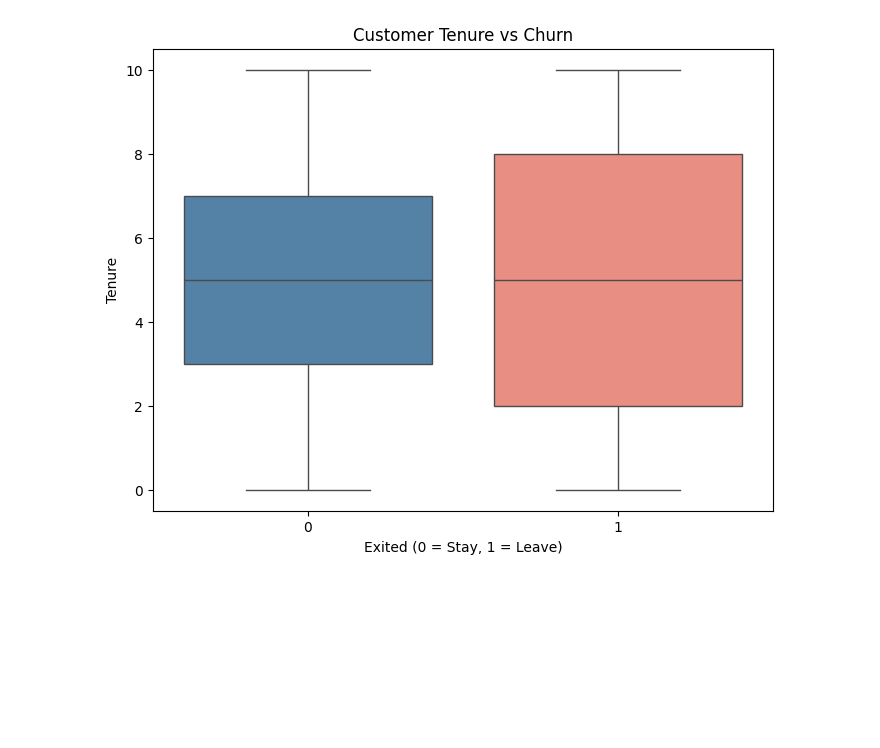
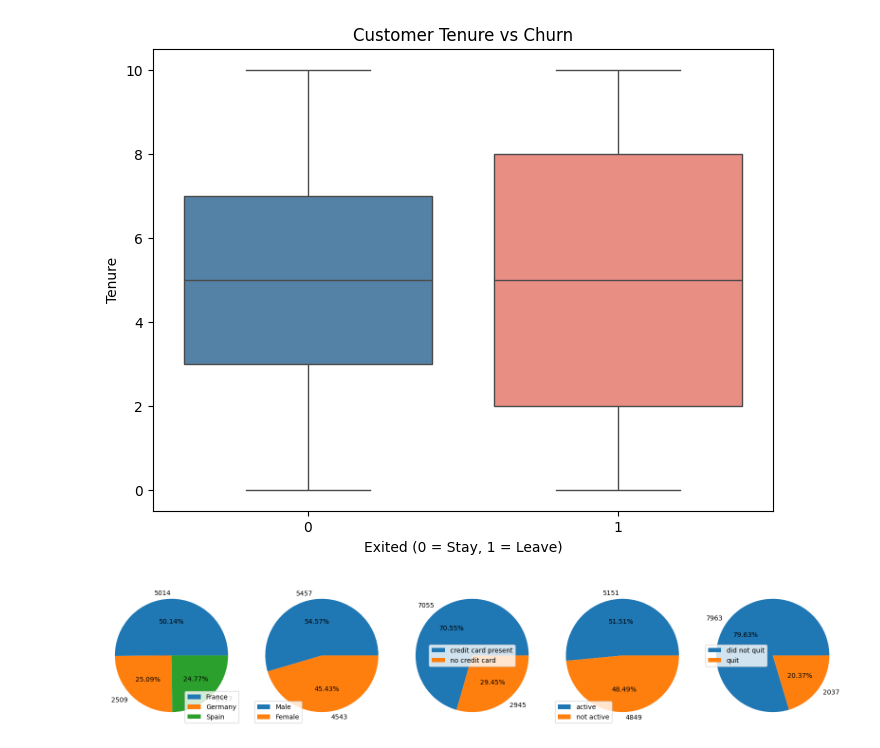
Before and after one commit to timoajayi/capstone-customer-churn-prediction, a Jupyter notebook: Customer_churn_prediction.ipynb, the cells around one changed output. Drawn from its saved outputs; the diff is of its cells as text; code cells hidden in the pictures; blank space fills up the shorter version.

```diff
--- a/Customer_churn_prediction.ipynb
+++ b/Customer_churn_prediction.ipynb
@@ -98,6 +101,9 @@ df.describe() # The dataset has a wide range of values for the numerical variabl
 | 50% | 5000.50000 | 1.569074e+07 | 652.000000 | 37.000000 | 5.000000 | 97198.540000 | 1.000000 | 1.00000 | ... |
 | 75% | 7500.25000 | 1.575323e+07 | 718.000000 | 44.000000 | 7.000000 | 127644.240000 | 2.000000 | 1.00000 | ... |
 | max | 10000.00000 | 1.581569e+07 | 850.000000 | 92.000000 | 10.000000 | 250898.090000 | 4.000000 | 1.00000 | ... |
+# %%
+# Preprocess the data
+df = df.drop(["RowNumber","CustomerId","Surname",], axis=1) # droping coulmn from the feature
 # %%
 df["Exited"].value_counts() # The target variable is imbalanced, with more customers who have not churned than those who have churned. This may require techniques such as oversampling or undersampling to balance the classes before training the model.
 # %% [output]
@@ -212,2 +222,24 @@ plt.show()
+# %%
+df_piechart = df.copy() # th
 # %%
-# fe
+df_piechart["CreditCard"] = df_piechart["HasCrCard"].apply(lambda x: "credit card present" if x == 1 else "no credit card")
+df_piechart["IsActive"] = df_piechart["IsActiveMember"].apply(lambda x: "active" if x == 1 else "not active")
+df_piechart["outcome"] = df_piechart["Exited"].apply(lambda x: "quit" if x == 1 else "did not quit")
+# %%
+df_piechart["gender_quit"] = df_piechart["Gender"] + '-' + df_piechart["outcome"]
+df_piechart["geography_quit"] = df_piechart["Geography"] + '-' + df_piechart["outcome"]
+df_piechart["card_quit"] = df_piechart["CreditCard"] + '-' + df_piechart["outcome"]
+df_piechart["active_quit"] = df_piechart["IsActive"] + '-' + df_piechart["outcome"]
+# %%
+
+pies = ["Geography", "Gender", "CreditCard", "IsActive", "outcome"]
+fig, axes = plt.subplots(nrows=1, ncols=5, figsize=(16, 8))
+for i in range(len(pies)):
+    counts = df_piechart[pies[i]].value_counts()
+    axes[i].pie(counts, autopct="%0.2f%%", labels=counts)
+    axes[i].legend(counts.index)
+
+plt.tight_layout()
+plt.show()
+# %% [output]
+[figure, added]
```
Also changed, not shown: parts of 21 cells of this notebook, 3 other files.
